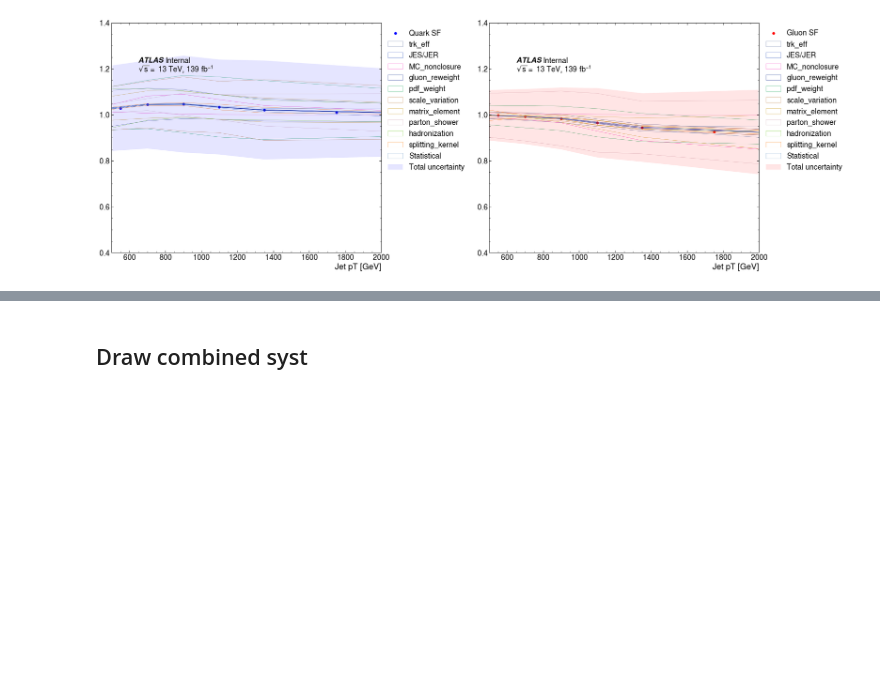
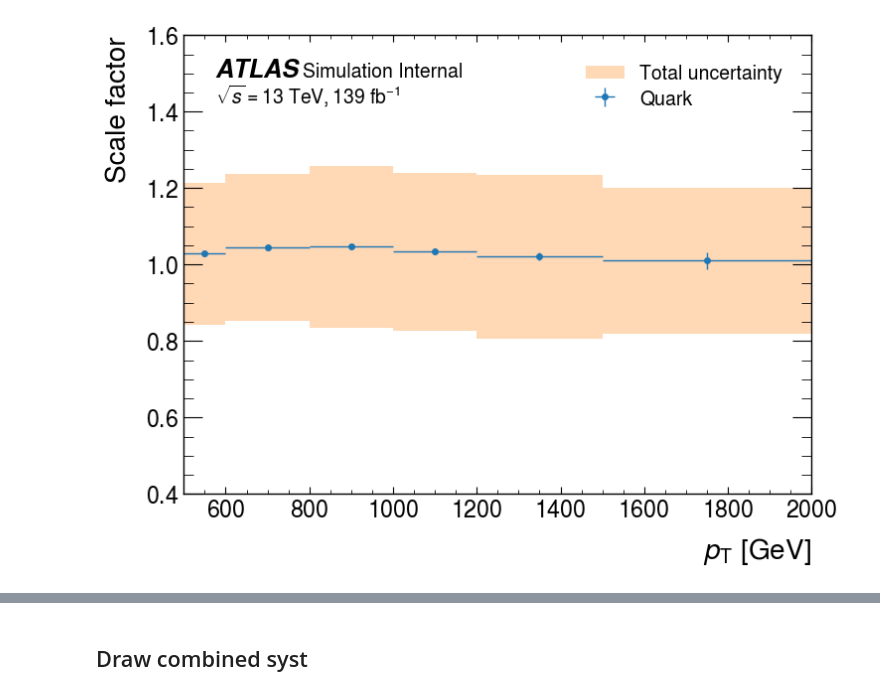
Before and after one commit to wanyunSu/QG_Calibration, a Jupyter notebook: dev_make_syst_uncertainties.ipynb, the cells around one changed output, grey strips where cells are left out. Saved outputs shown, nothing was run; the diff lists cells and outputs as text; code cells hidden in the pictures; blank space fills up the shorter version.

Commit message:
update for atlas style

```diff
--- a/dev_make_syst_uncertainties.ipynb
+++ b/dev_make_syst_uncertainties.ipynb
@@ -9,15 +9,15 @@ from tqdm import tqdm
 from numpy import array
 from core.utils import *
 import atlas_mpl_style as ampl
-ampl.use_atlas_style(usetex=False)
+#ampl.use_atlas_style(usetex=False)
+from numpy import array
+import random
+import mplhep as hep
+hep.style.use("ATLAS")
 # %%
 pkl_path = '/global/cfs/projectdirs/atlas/wys/HEP_Repo/QG_Calibration/NewWorkflow/trained_lightGBM_new_hrzhao'
 pkl_path = Path(pkl_path)
-# %%
-nominal_path = pkl_path / 'nominal' / 'plots' / 'ADE' / 'SFs_pkls'
 # %%
 reweighting_vars = ['jet_nTracks', 'GBDT_newScore']
 nominal_keys = [reweighting_var + '_quark_reweighting_weights' for reweighting_var in reweighting_vars]
 WPs = [0.5, 0.6, 0.7, 0.8]
-# %%
-SFs = joblib.load(nominal_path / nominal_keys[0] / "SFs.pkl") # this includes many vars with WPs
@@ -184,63 +27,65 @@ syst_total = joblib.load("/global/cfs/projectdirs/atlas/hrzhao/HEP_Repo/QG_Calib
 # %%
-from numpy import array
-import random
-
 ind = lambda n: ["#%06x" % random.randint(0, 0xFFFFFF) for _ in range(n)]
 ind_all = ind(15)
 
 bin_centers = 0.5 * (np.array(label_pt_bin[:-1]) + np.array(label_pt_bin[1:]))
 bin_centers1 = [500,700,900,1100,1350,2000]
 #parton_total_uncertainty = dict.fromkeys(reweighting_vars)
 
 for i_var, reweighting_var in enumerate(reweighting_vars):
 
     nominal_path = pkl_path / 'nominal' / 'plots' / 'ADE' / 'SFs_pkls'
     nominal_SFs = joblib.load(nominal_path / nominal_keys[i_var] / "SFs.pkl") # this includes many vars with WPs
 
     for WP in WPs:
-        fig, ax = plt.subplots(nrows=1, ncols=2, figsize=(28,10), sharey=False, gridspec_kw={ 'wspace': 0.4})
-        quark_nominal_values = unumpy.nominal_values(nominal_SFs[reweighting_var][WP]['Quark'])
-        gluon_nominal_values = unumpy.nominal_values(nominal_SFs[reweighting_var][WP]['Gluon'])
-        ax[0].scatter(bin_centers, quark_nominal_values, label = "Quark SF",color="blue")
-        ax[1].scatter(bin_centers, gluon_nominal_values, label = "Gluon SF",color="red")
+        for parton in ['Quark','Gluon']:
+            fig, ax = plt.subplots()
+            quark_nominal_values = unumpy.nominal_values(nominal_SFs[reweighting_var][WP][parton])
+            q_dev=unumpy.std_devs(nominal_SFs[reweighting_var][WP][parton])
+            # ax[0].plot(bin_centers1, quark_nominal_values, label = "Quark SF",color="blue")
+            # ax[1].plot(bin_centers1, gluon_nominal_values, label = "Gluon SF",color="red")
+            hep.histplot(quark_nominal_values,bins=label_pt_bin,label=f'{parton}',ax=ax,histtype='errorbar',xerr=True,yerr=q_dev,marker='o',markersize=4)
 
-        quark_total_uncertainty = []
-        gluon_total_uncertainty = []
-        for key in syst_total[reweighting_var].keys():
-            indx = list(syst_total[reweighting_var]).index(key)
-            indc = ind_all[indx]
-            quark_uncertainty = syst_total[reweighting_var][key][WP]['Quark']
-            gluon_uncertainty = syst_total[reweighting_var][key][WP]['Gluon']
-            quark_total_uncertainty.append(syst_total[reweighting_var][key][WP]['Quark'])
-            gluon_total_uncertainty.append(syst_total[reweighting_var][key][WP]['Gluon'])
+            quark_total_uncertainty = []
+            for key in syst_total[reweighting_var].keys():
+                indx = list(syst_total[reweighting_var]).index(key)
+                indc = ind_all[indx]
+                quark_uncertainty = syst_total[reweighting_var][key][WP][parton]
+                quark_total_uncertainty.append(syst_total[reweighting_var][key][WP][parton])
 
-            if key == 'JESJER':
-                key = 'JES/JER'
+                if key == 'JESJER':
+                    key = 'JES/JER'
 
-            ax[0].fill_between(bin_centers1, quark_nominal_values-quark_uncertainty, quark_nominal_values+quark_uncertainty,                             # color='b',
-                            alpha=1, label=f'{key}',facecolor='none',edgecolor=indc)
+                #hep.histplot(quark_nominal_values+quark_total_uncertainty,bins=label_pt_bin,label='Total uncertainty',ax=ax,histtype='fill',alpha=0.2)
 
-            ax[1].fill_between(bin_centers1, gluon_nominal_values-gluon_uncertainty, gluon_nominal_values+gluon_uncertainty,                             # color='r',
-                            alpha=1, label=f'{key}',facecolor='none',edgecolor=indc)
+                # ax[0].fill_between(bin_centers1, quark_nominal_values-quark_uncertainty, quark_nominal_values+quark_uncertainty,                             # color='b',
+                #                 alpha=1, label=f'{key}',facecolor='none',edgecolor=indc)
 
-        quark_total_uncertainty = np.sqrt(np.sum(np.power(quark_total_uncertainty, 2), axis=0))
-        gluon_total_uncertainty = np.sqrt(np.sum(np.power(gluon_total_uncertainty, 2), axis=0))
+                # ax[1].fill_between(bin_centers1, gluon_nominal_values-gluon_uncertainty, gluon_nominal_values+gluon_uncertainty,                             # color='r',
+                #                 alpha=1, label=f'{key}',facecolor='none',edgecolor=indc)
 
-        ax[0].fill_between(bin_centers1, quark_nominal_values-quark_total_uncertainty, quark_nominal_values+quark_total_uncertainty, \
-                            facecolor='blue', alpha=0.1, label=f'Total uncertainty')
+            quark_total_uncertainty = np.sqrt(np.sum(np.power(quark_total_uncertainty, 2), axis=0))
 
-        ax[1].fill_between(bin_centers1, gluon_nominal_values-gluon_total_uncertainty, gluon_nominal_values+gluon_total_uncertainty, \
-                            facecolor='red', alpha=0.1, label=f'Total uncertainty')
-        #parton_total_uncertainty[reweighting_var][WP]['Quark'] = quark_total_uncertainty
-        #parton_total_uncertainty[reweighting_var][WP]['Gluon'] = gluon_total_uncertainty
-        for i in range(len(ax)):
-            ax[i].set_xlim(bin_centers1[0], bin_centers1[-1])
-            ax[i].set_ylim(0.4, 1.4)
+            hep.histplot(quark_nominal_values+quark_total_uncertainty,bins=label_pt_bin,label='Total uncertainty',ax=ax,histtype='fill',alpha=0.3)
+            hep.histplot(quark_nominal_values-quark_total_uncertainty,bins=label_pt_bin,ax=ax,histtype='fill',facecolor='white',alpha=1)
+
+
+            # ax[0].fill_between(bin_centers1, quark_nominal_values-quark_total_uncertainty, quark_nominal_values+quark_total_uncertainty, \
+            #                     facecolor='blue', alpha=0.1, label=f'Total uncertainty')
+
+            # ax[1].fill_between(bin_centers1, gluon_nominal_values-gluon_total_uncertainty, gluon_nominal_values+gluon_total_uncertainty, \
+            #                     facecolor='red', alpha=0.1, label=f'Total uncertainty')
+            #parton_total_uncertainty[reweighting_var][WP]['Quark'] = quark_total_uncertainty
+            #parton_total_uncertainty[reweighting_var][WP]['Gluon'] = gluon_total_uncertainty
+            ax.set_xlim(label_pt_bin[0], label_pt_bin[-1])
+            ax.set_ylim(0.4, 1.6)
             #ax[i].set_title(f"WP:{WP}, {reweighting_var}")
-            ax[i].set_xlabel('Jet pT [GeV]',loc='right')
-            ax[i].legend(bbox_to_anchor=(1.0, 1.0))
-            ampl.draw_atlas_label(0.1, 0.85, ax=ax[i], energy="13 TeV",lumi=139)
+            ax.set_xlabel('$p_{\mathrm{T}}$ [GeV]')
+            ax.set_ylabel('Scale factor')
+            ax.legend()
+            hep.atlas.label(label='Internal',ax=ax,lumi=139)
+            #ampl.draw_atlas_label(0.1, 0.85, ax=ax, energy="13 TeV",lumi=139)
 
-        fig.savefig(f"./syst_uncertainties_note/{reweighting_var}_WP{WP}.pdf")
+            fig.savefig(f"./syst_uncertainties_note/{reweighting_var}_WP{WP}_{parton}_comp.pdf")
 # %% [output]
-[figure, old version]
+[figure, new version]
```
Also changed, not shown: parts of 5 cells of this notebook, 4 other files.
